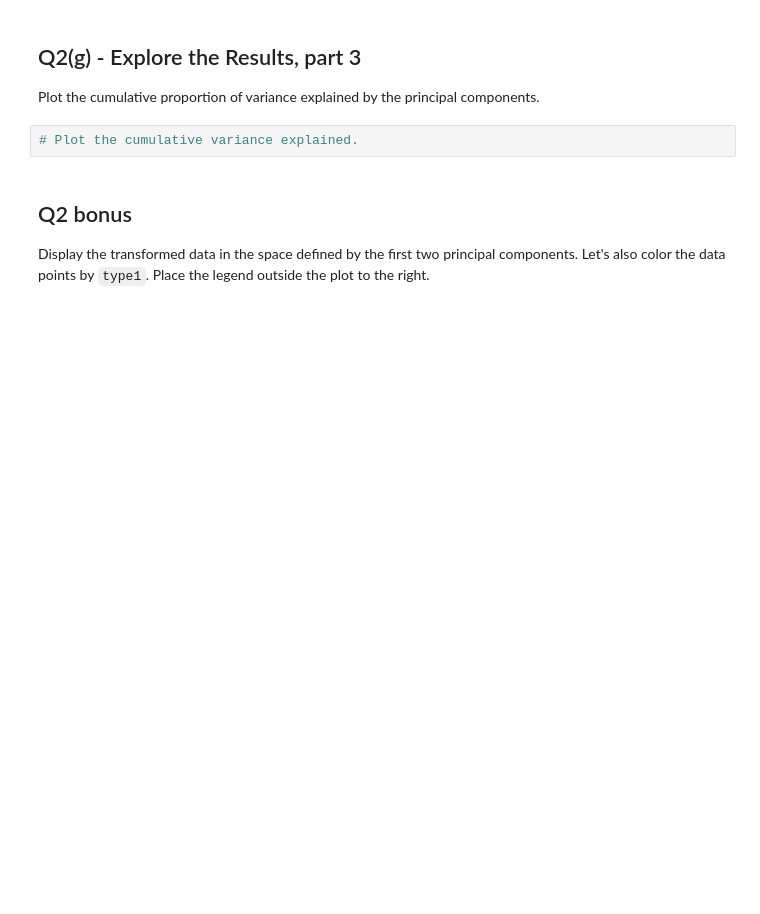
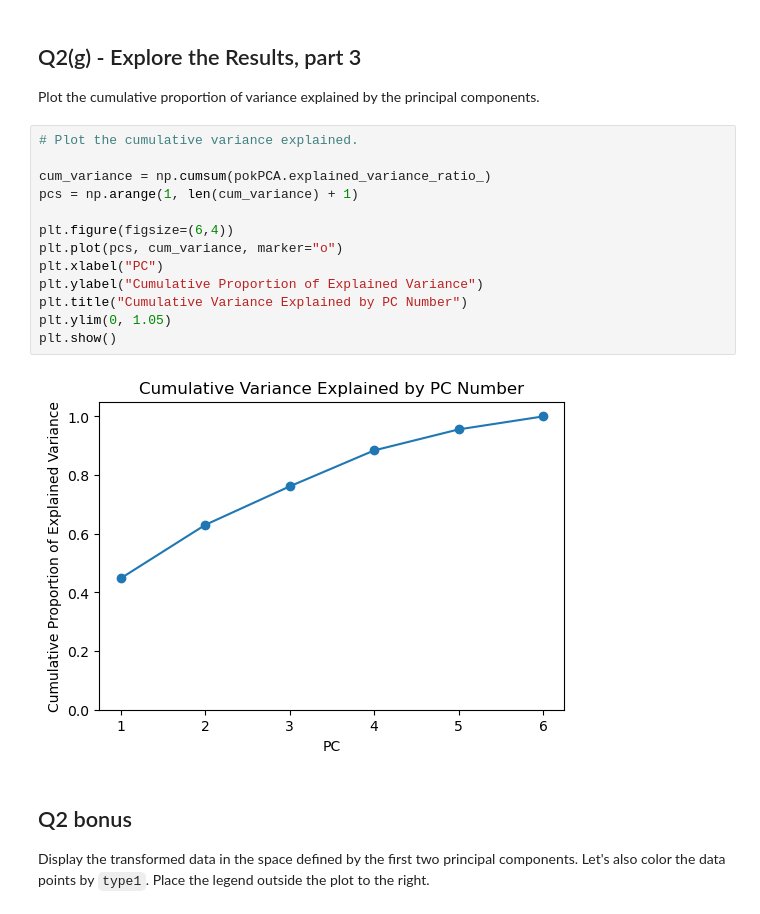
Before and after one commit to aarschne/CS5831Shared, a Jupyter notebook: a3-5831/a3-5831.ipynb, the cells around one changed output. Saved outputs shown, nothing was run; the diff lists cells and outputs as text; blank space fills up the shorter version.

```diff
--- a/a3-5831/a3-5831.ipynb
+++ b/a3-5831/a3-5831.ipynb
@@ -403,6 +459,19 @@ Explore the amount of variance explained by each principal component direction.
 Plot the cumulative proportion of variance explained by the principal components.
 # %%
 # Plot the cumulative variance explained.
+
+cum_variance = np.cumsum(pokPCA.explained_variance_ratio_)
+pcs = np.arange(1, len(cum_variance) + 1)
+
+plt.figure(figsize=(6,4))
+plt.plot(pcs, cum_variance, marker="o")
+plt.xlabel("PC")
+plt.ylabel("Cumulative Proportion of Explained Variance")
+plt.title("Cumulative Variance Explained by PC Number")
+plt.ylim(0, 1.05)
+plt.show()
+# %% [output]
+[figure, added]
 # %% [markdown]
 <!-- END QUESTION -->
 
```
Also changed, not shown: parts of 10 cells of this notebook, 2 other files.
